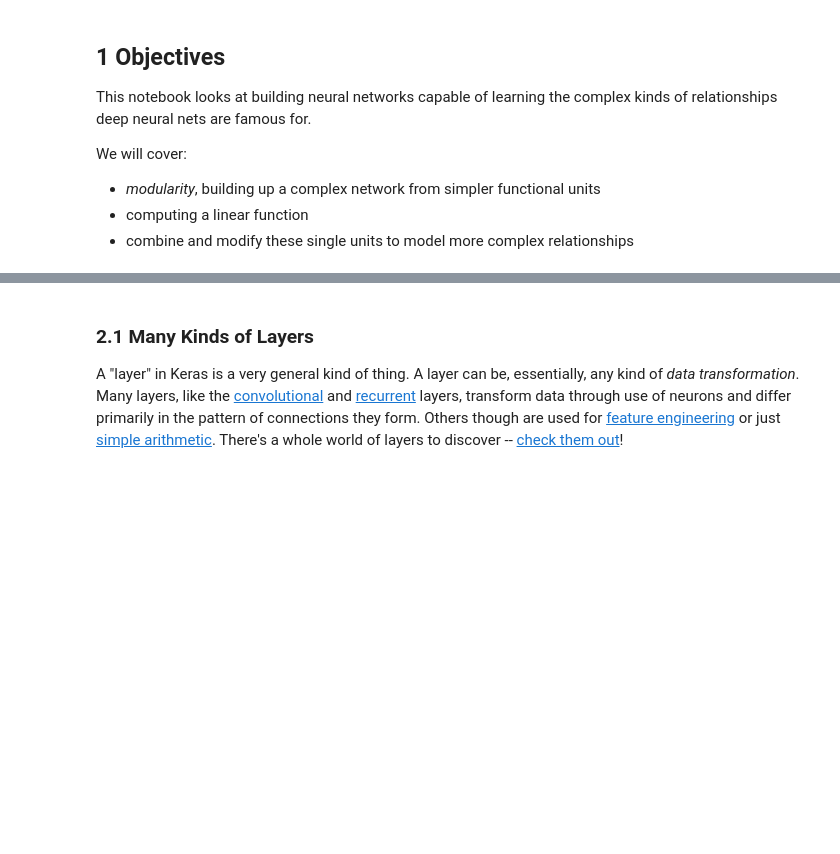
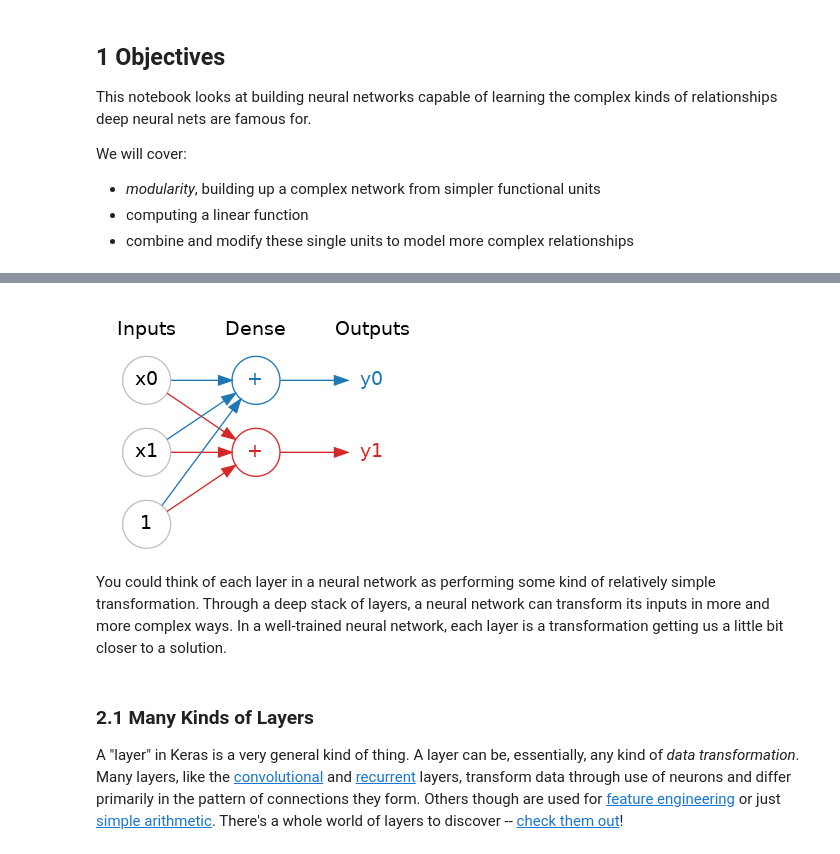
Before and after one commit to C7082-2022/labs-cv-colab, a Jupyter notebook: 03-DL-basics/2-deep-neural-networks.ipynb, the cells around one changed output, grey strips where cells are left out. Saved outputs shown, nothing was run; the diff lists cells and outputs as text; code cells hidden in the pictures; blank space fills up the shorter version.

```diff
--- a/03-DL-basics/2-deep-neural-networks.ipynb
+++ b/03-DL-basics/2-deep-neural-networks.ipynb
@@ -38,3 +30,10 @@ You could think of each layer in a neural network as performing some kind of rel
+# %%
+Image("img/2-1.png")
+# A stack of three circles in an input layer connected to two circles in a dense layer
+# %% [output]
+[figure, added]
+# %% [markdown]
+You could think of each layer in a neural network as performing some kind of relatively simple transformation. Through a deep stack of layers, a neural network can transform its inputs in more and more complex ways. In a well-trained neural network, each layer is a transformation getting us a little bit closer to a solution.
 # %% [markdown]
 ### 2.1 Many Kinds of Layers
 
```
Also changed, not shown: parts of 19 cells of this notebook, 3 other files.
